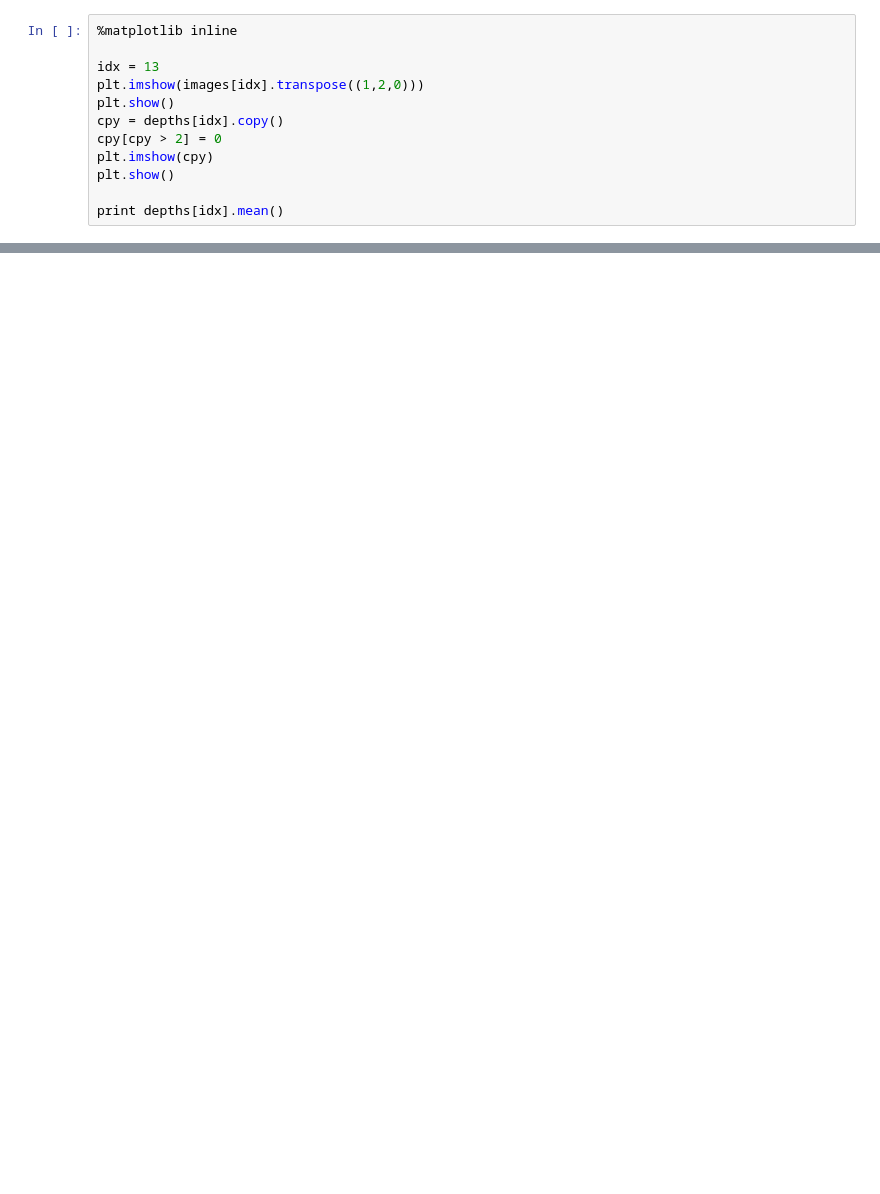
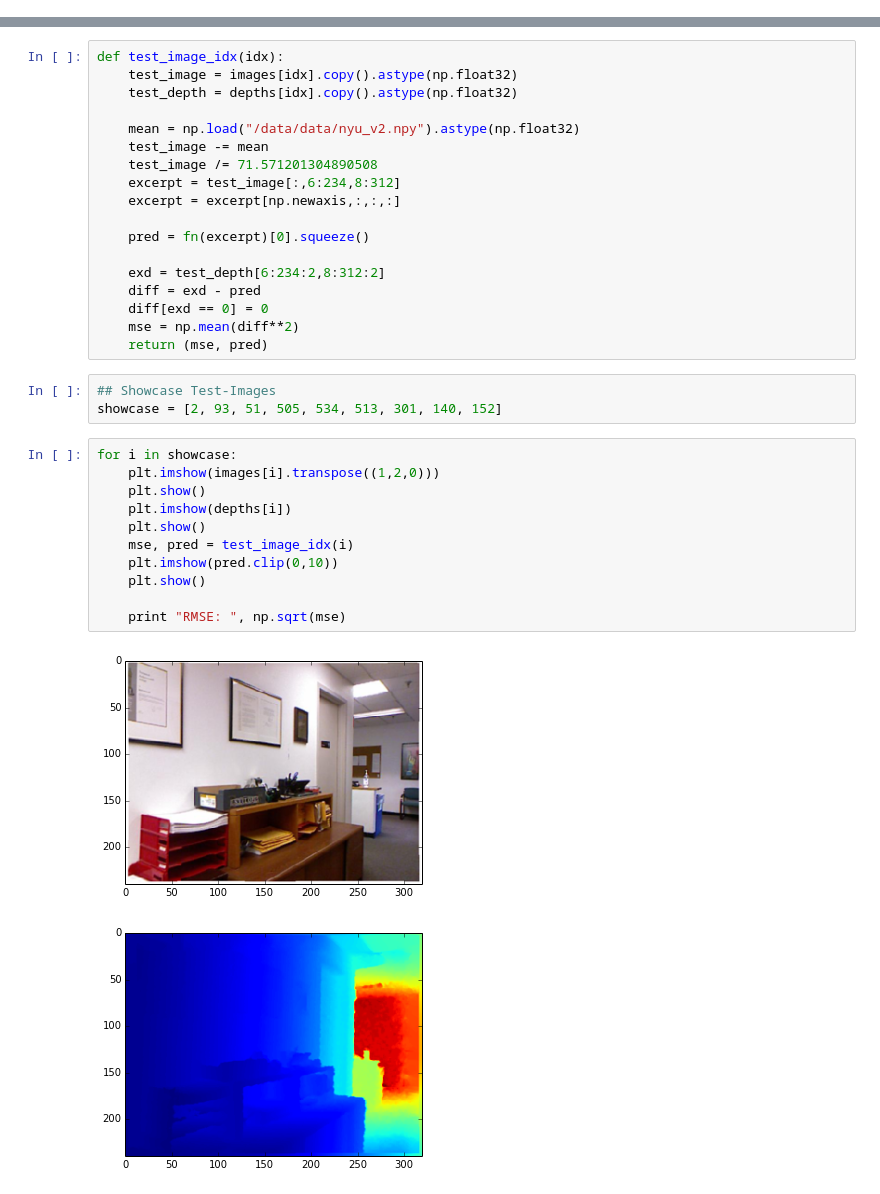
Before and after one commit to sebastian-schlecht/im2vol, a Jupyter notebook: plot.ipynb, the cells around one changed output, grey strips where cells are left out. Saved outputs shown, nothing was run; the diff lists cells and outputs as text; blank space fills up the shorter version.

```diff
--- a/plot.ipynb
+++ b/plot.ipynb
@@ -49,12 +114,0 @@ s
-# %%
-%matplotlib inline
-
-idx = 13
-plt.imshow(images[idx].transpose((1,2,0)))
-plt.show()
-cpy = depths[idx].copy()
-cpy[cpy > 2] = 0
-plt.imshow(cpy)
-plt.show()
-
-print depths[idx].mean()
@@ -60,0 +153,35 @@ print depths[idx].mean()
+# %%
+def test_image_idx(idx):
+    test_image = images[idx].copy().astype(np.float32)
+    test_depth = depths[idx].copy().astype(np.float32)
+
+    mean = np.load("/data/data/nyu_v2.npy").astype(np.float32)
+    test_image -= mean
+    test_image /= 71.571201304890508
+    excerpt = test_image[:,6:234,8:312]
+    excerpt = excerpt[np.newaxis,:,:,:]
+
+    pred = fn(excerpt)[0].squeeze()
+
+    exd = test_depth[6:234:2,8:312:2]
+    diff = exd - pred
+    diff[exd == 0] = 0
+    mse = np.mean(diff**2)
+    return (mse, pred)
+# %%
+## Showcase Test-Images
+showcase = [2, 93, 51, 505, 534, 513, 301, 140, 152]
+# %%
+for i in showcase:
+    plt.imshow(images[i].transpose((1,2,0)))
+    plt.show()
+    plt.imshow(depths[i])
+    plt.show()
+    mse, pred = test_image_idx(i)
+    plt.imshow(pred.clip(0,10))
+    plt.show()
+
+    print "RMSE: ", np.sqrt(mse)
+# %% [output]
+[figure, added]
+[figure, added]
```
Also changed, not shown: parts of 14 cells of this notebook, 5 other files.
